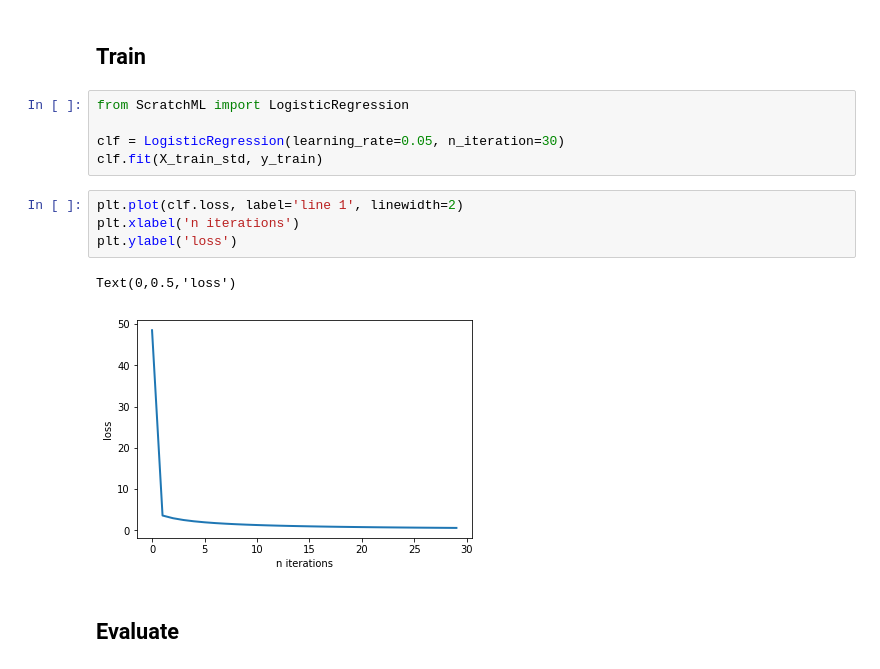
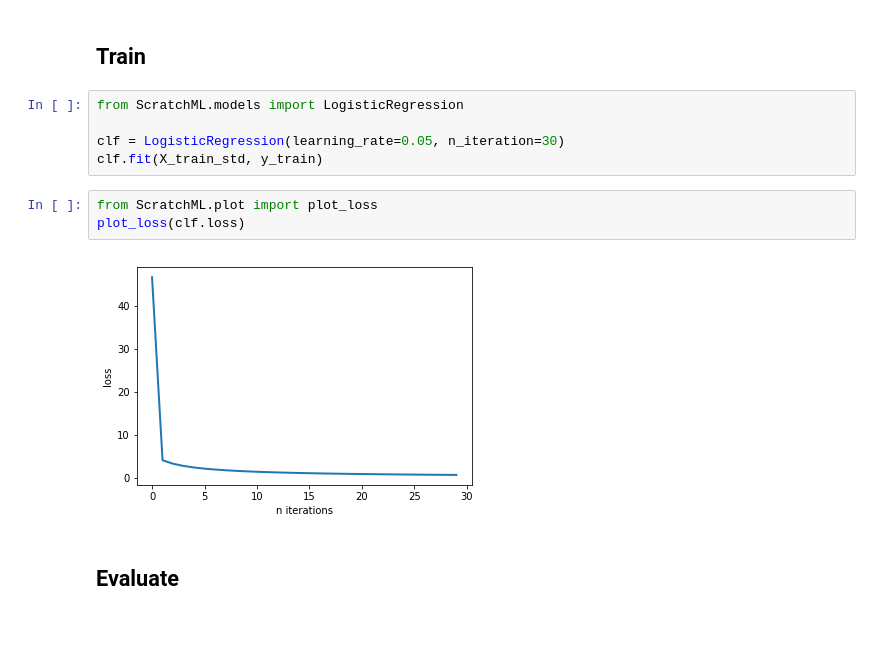
Before and after one commit to commonai/ScratchML, a Jupyter notebook: examples/Logistic Regression.ipynb, the cells around one changed output. Cells and saved outputs as stored; diff of their text form; blank space fills up the shorter version.

```diff
--- a/examples/Logistic Regression.ipynb
+++ b/examples/Logistic Regression.ipynb
@@ -41,17 +39,15 @@ X_test_std = sc.transform(X_test)
 # %% [markdown]
 ## Train
 # %%
-from ScratchML import LogisticRegression
+from ScratchML.models import LogisticRegression
 
 clf = LogisticRegression(learning_rate=0.05, n_iteration=30)
 clf.fit(X_train_std, y_train)
-# %%
-plt.plot(clf.loss, label='line 1', linewidth=2)
-plt.xlabel('n iterations')
-plt.ylabel('loss')
-# %% [output]
-Text(0,0.5,'loss')
-[figure, removed]
+# %%
+from ScratchML.plot import plot_loss
+plot_loss(clf.loss)
+# %% [output]
+[figure, added]
 # %% [markdown]
 ## Evaluate
 # %%
```
Also changed, not shown: parts of 3 cells of this notebook, 8 other files.
